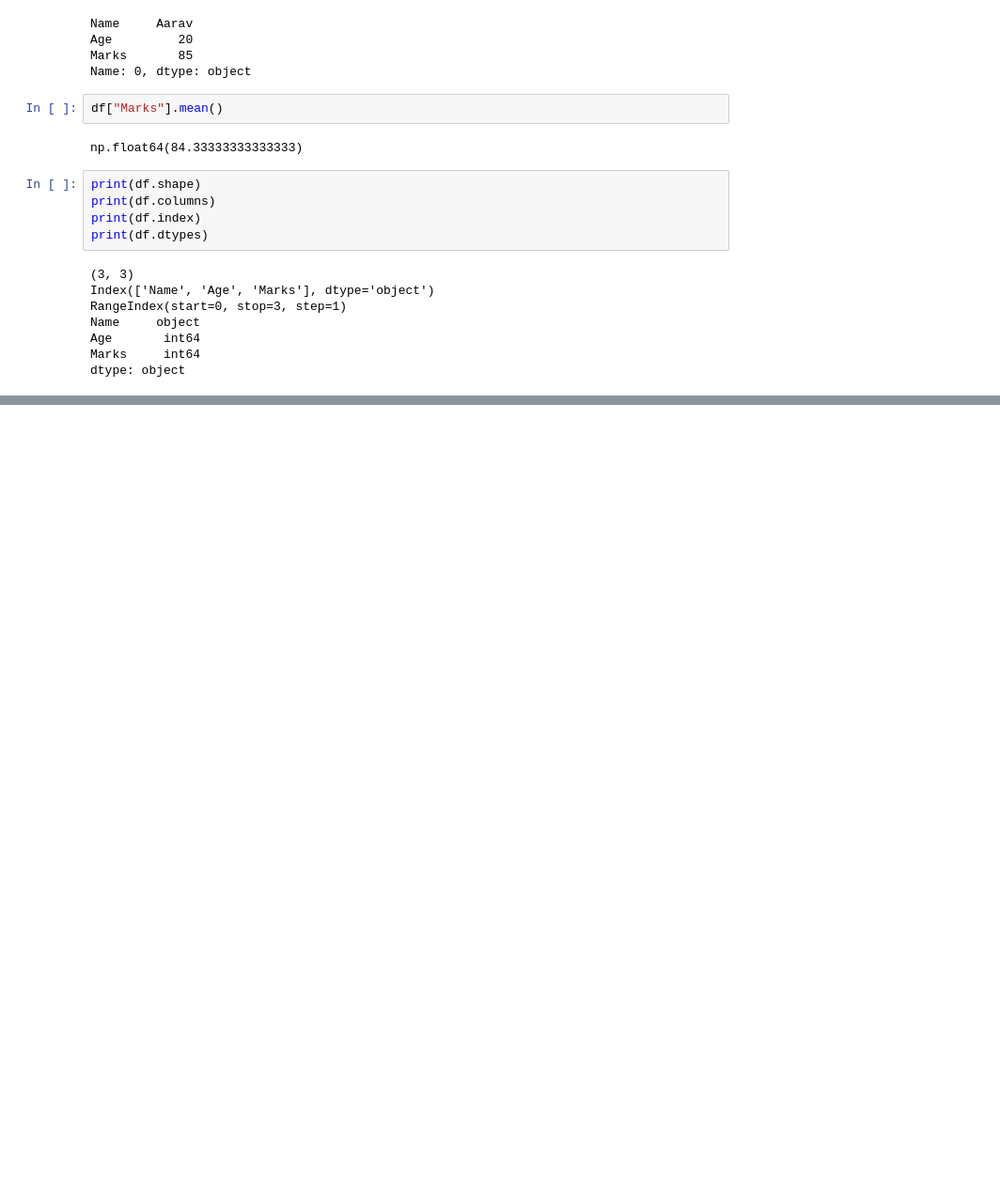
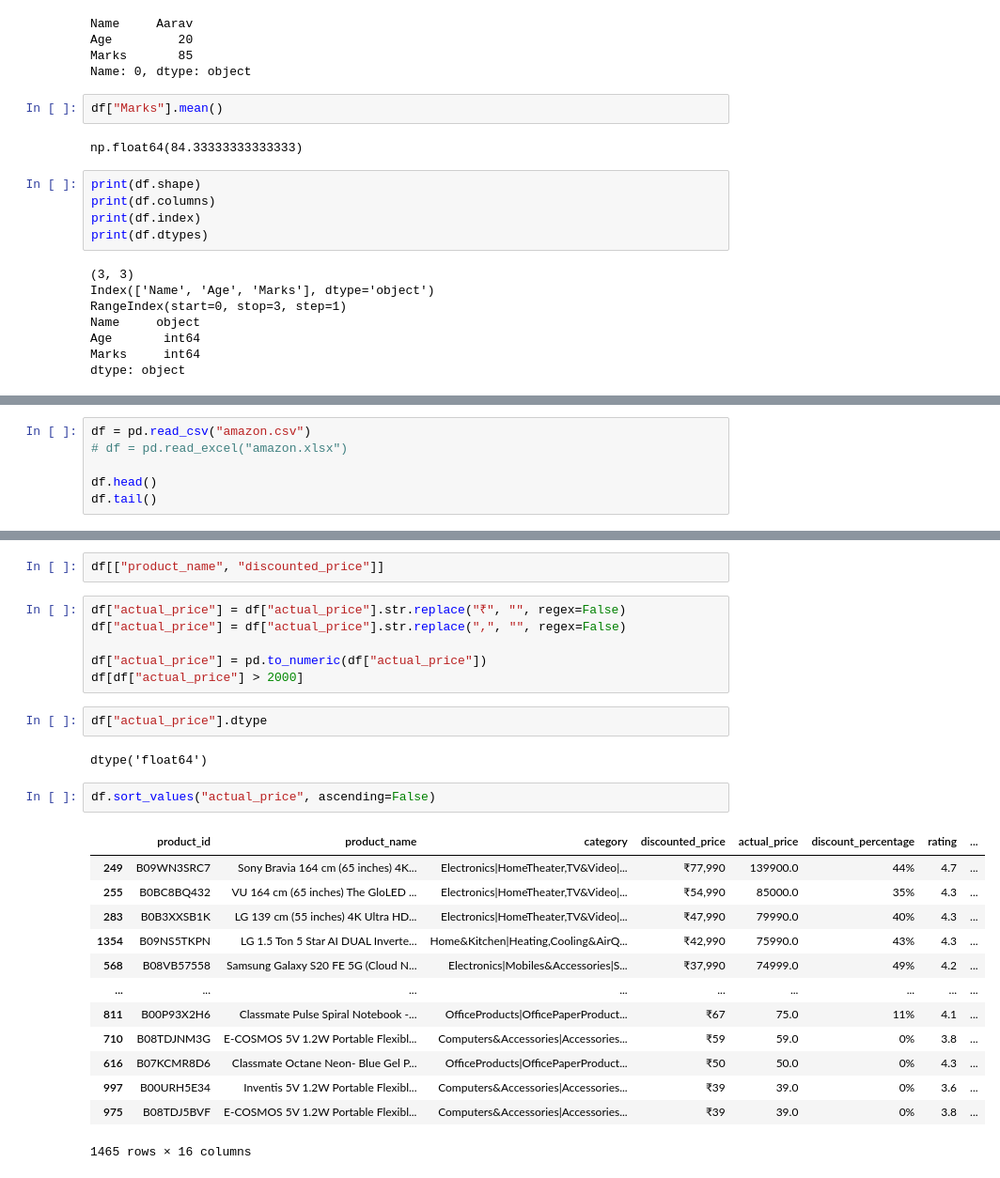
Before and after one commit to Saurav-T/pyside6-app-dev, a Jupyter notebook: day-08/pandas1.ipynb, the cells around one changed output, grey strips where cells are left out. Shown at 94% size. Drawn from its saved outputs; the diff is of its cells as text; blank space fills up the shorter version.

```diff
--- a/day-08/pandas1.ipynb
+++ b/day-08/pandas1.ipynb
@@ -92,0 +95,6 @@ dtype: object
+# %%
+df = pd.read_csv("amazon.csv")
+# df = pd.read_excel("amazon.xlsx")
+
+df.head()
+df.tail()
@@ -92,0 +136,28 @@ dtype: object
+# %%
+df[["product_name", "discounted_price"]]
+# %%
+df["actual_price"] = df["actual_price"].str.replace("₹", "", regex=False)
+df["actual_price"] = df["actual_price"].str.replace(",", "", regex=False)
+
+df["actual_price"] = pd.to_numeric(df["actual_price"])
+df[df["actual_price"] > 2000]
+# %%
+df["actual_price"].dtype
+# %% [output]
+dtype('float64')
+# %%
+df.sort_values("actual_price", ascending=False)
+# %% [output]
+|  | product_id | product_name | category | discounted_price | actual_price | discount_percentage | rating | ... |
+| 249 | B09WN3SRC7 | Sony Bravia 164 cm (65 inches) 4K... | Electronics|HomeTheater,TV&Video|... | ₹77,990 | 139900.0 | 44% | 4.7 | ... |
+| 255 | B0BC8BQ432 | VU 164 cm (65 inches) The GloLED ... | Electronics|HomeTheater,TV&Video|... | ₹54,990 | 85000.0 | 35% | 4.3 | ... |
+| 283 | B0B3XXSB1K | LG 139 cm (55 inches) 4K Ultra HD... | Electronics|HomeTheater,TV&Video|... | ₹47,990 | 79990.0 | 40% | 4.3 | ... |
+| 1354 | B09NS5TKPN | LG 1.5 Ton 5 Star AI DUAL Inverte... | Home&Kitchen|Heating,Cooling&AirQ... | ₹42,990 | 75990.0 | 43% | 4.3 | ... |
+| 568 | B08VB57558 | Samsung Galaxy S20 FE 5G (Cloud N... | Electronics|Mobiles&Accessories|S... | ₹37,990 | 74999.0 | 49% | 4.2 | ... |
+| ... | ... | ... | ... | ... | ... | ... | ... | ... |
+| 811 | B00P93X2H6 | Classmate Pulse Spiral Notebook -... | OfficeProducts|OfficePaperProduct... | ₹67 | 75.0 | 11% | 4.1 | ... |
+| 710 | B08TDJNM3G | E-COSMOS 5V 1.2W Portable Flexibl... | Computers&Accessories|Accessories... | ₹59 | 59.0 | 0% | 3.8 | ... |
+| 616 | B07KCMR8D6 | Classmate Octane Neon- Blue Gel P... | OfficeProducts|OfficePaperProduct... | ₹50 | 50.0 | 0% | 4.3 | ... |
+| 997 | B00URH5E34 | Inventis 5V 1.2W Portable Flexibl... | Computers&Accessories|Accessories... | ₹39 | 39.0 | 0% | 3.6 | ... |
+| 975 | B08TDJ5BVF | E-COSMOS 5V 1.2W Portable Flexibl... | Computers&Accessories|Accessories... | ₹39 | 39.0 | 0% | 3.8 | ... |
+1465 rows × 16 columns
```
Also changed, not shown: parts of 4 cells of this notebook.
